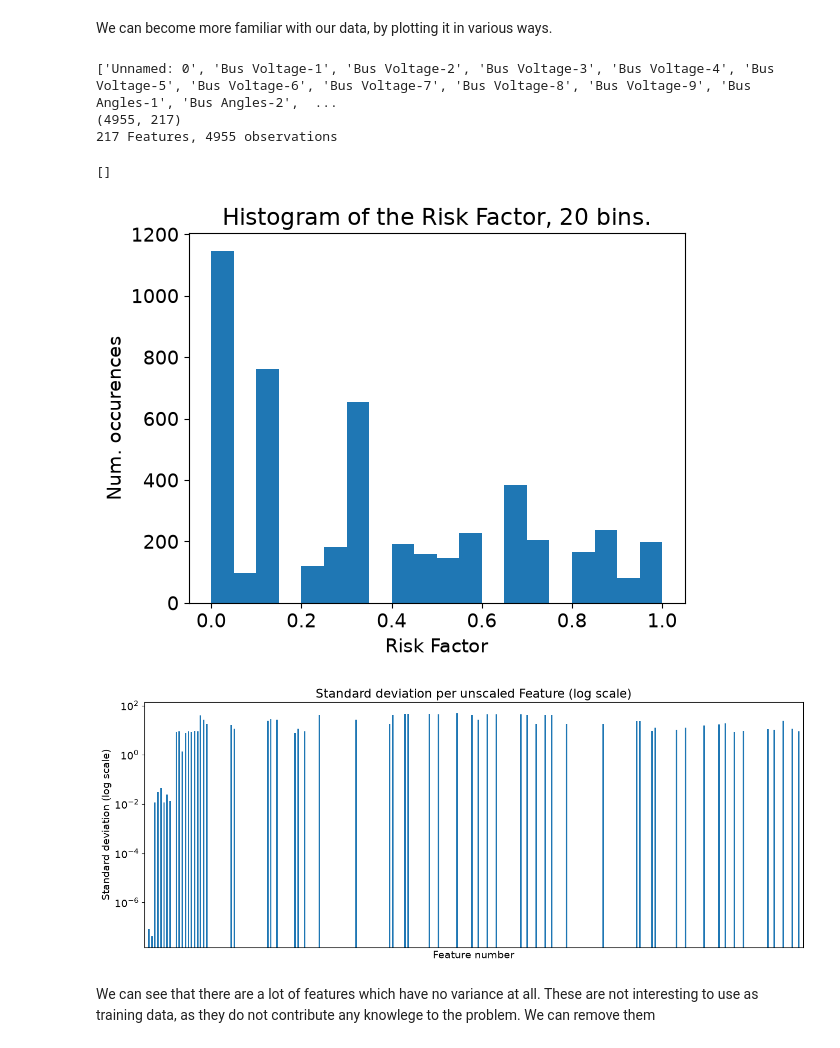
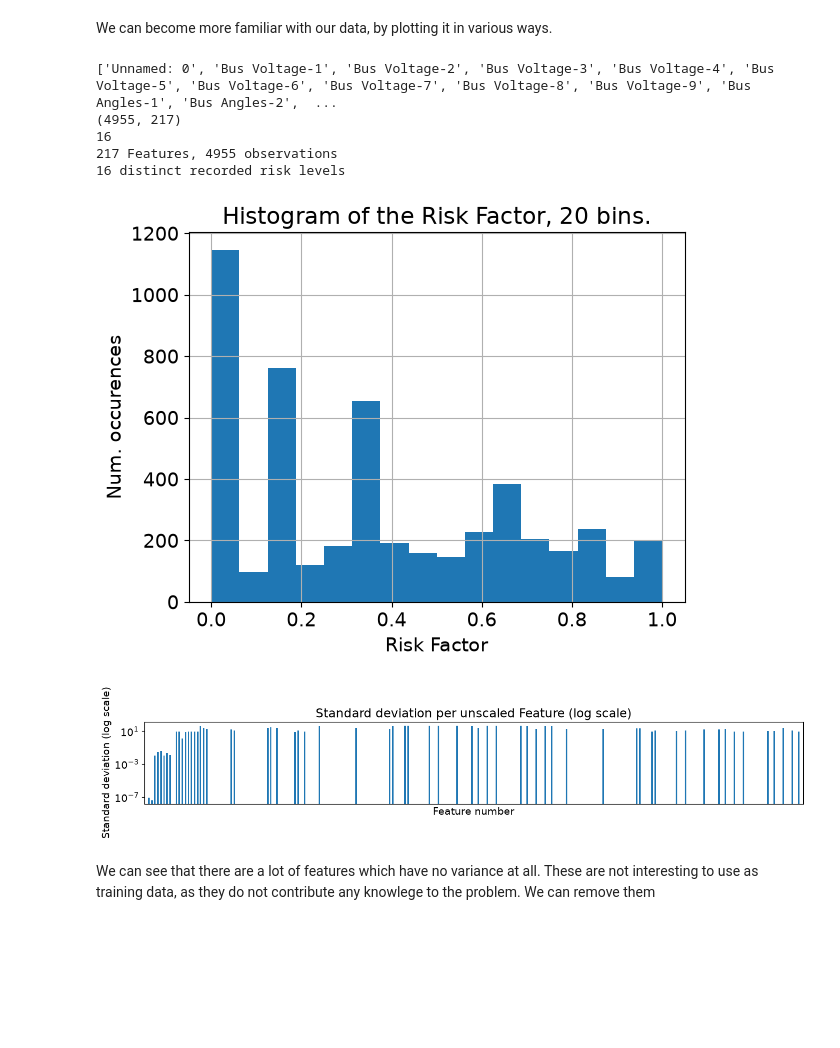
Before and after one commit to Hephaestois/ML4EE_project, a Jupyter notebook: preprocessing.ipynb, the cells around one changed output. Saved outputs shown, nothing was run; the diff lists cells and outputs as text; code cells hidden in the pictures; blank space fills up the shorter version.

```diff
--- a/preprocessing.ipynb
+++ b/preprocessing.ipynb
@@ -32,33 +32,39 @@ We can become more familiar with our data, by plotting it in various ways.
 # %%
 print(list(x))
 print(x.shape)
+print(len(set(y)))
 print("217 Features, 4955 observations")
+print("16 distinct recorded risk levels")
 # %% [output]
 ['Unnamed: 0', 'Bus Voltage-1', 'Bus Voltage-2', 'Bus Voltage-3', 'Bus Voltage-4', 'Bus Voltage-5', 'Bus Voltage-6', 'Bus Voltage-7', 'Bus Voltage-8', 'Bus Voltage-9', 'Bus Angles-1', 'Bus Angles-2',  ...
 (4955, 217)
+16
 217 Features, 4955 observations
+16 distinct recorded risk levels
 # %%
 plt.figure()
-plt.hist(y, bins=20)
+plt.hist(y, bins=16)
 plt.title("Histogram of the Risk Factor, 20 bins.")
 plt.xlabel("Risk Factor")
 plt.ylabel("Num. occurences")
-plt.plot()
+plt.grid()
+plt.savefig("Figures/ybins")
+plt.show()
 # %% [output]
-[]
-[figure, old version]
+[figure, new version]
 # %%
-plt.figure(figsize=(16,6))
+plt.figure(figsize=(16,2))
 plt.title("Standard deviation per unscaled Feature (log scale)")
 plt.xlabel("Feature number")
 stds = x.iloc[:, 1:].select_dtypes(include="number").std()
 stds.plot(kind="bar")
 plt.xticks([], [])
 plt.yscale('log')
 plt.ylabel("Standard deviation (log scale)")
+plt.savefig("Figures/stddev")
 plt.show()
 # %% [output]
-[figure, old version]
+[figure, new version]
 # %% [markdown]
 We can see that there are a lot of features which have no variance at all. These are not interesting to use as training data, as they do not contribute any knowlege to the problem. We can remove them
 # %%
```
Also changed, not shown: parts of 5 cells of this notebook, 5 other files.
